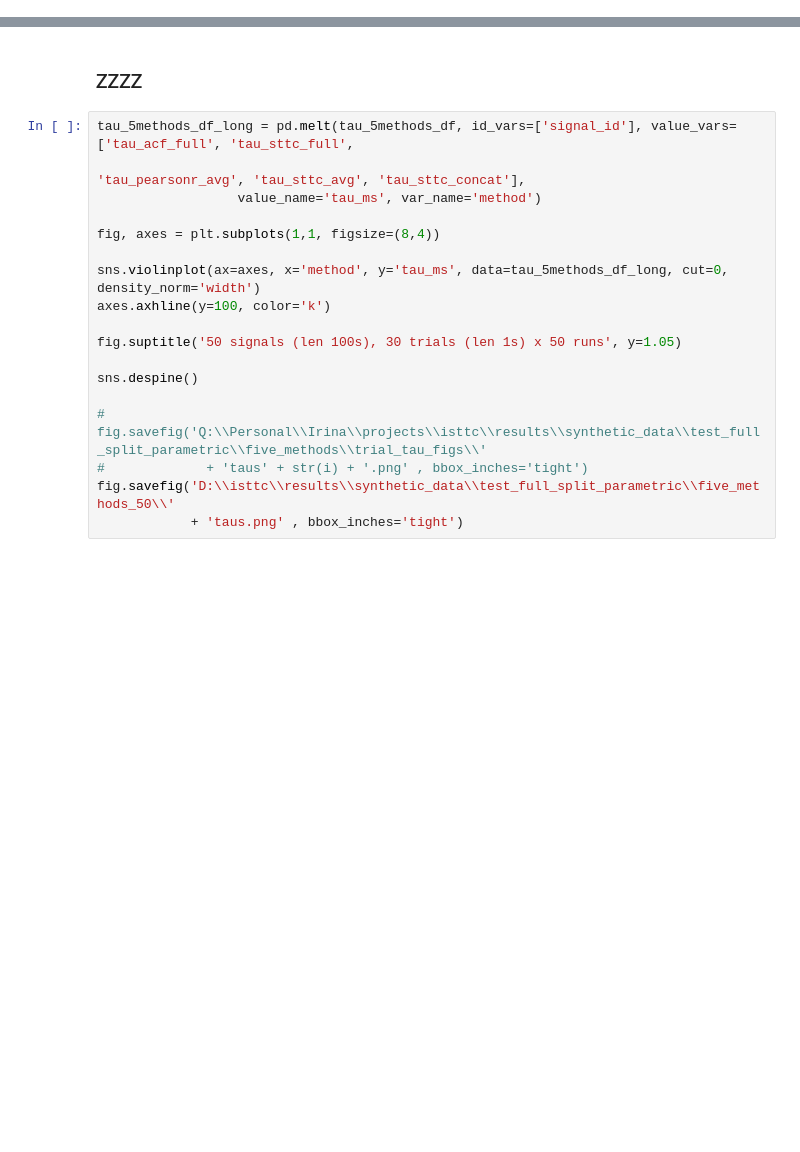
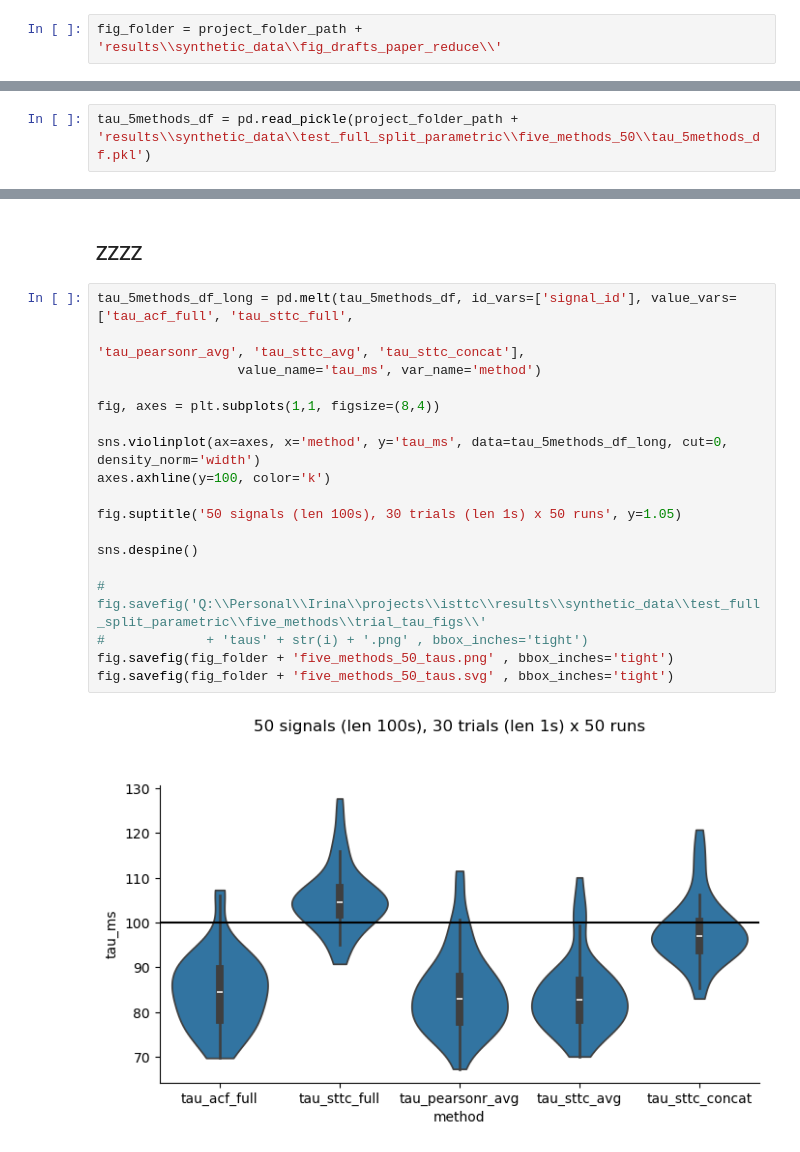
Before and after one commit to iinnpp/isttc, a Jupyter notebook: notebooks/synthetic/full_split_check_monkey_style.ipynb, the cells around one changed output, grey strips where cells are left out. Drawn from its saved outputs; the diff is of its cells as text; blank space fills up the shorter version.

```diff
--- a/notebooks/synthetic/full_split_check_monkey_style.ipynb
+++ b/notebooks/synthetic/full_split_check_monkey_style.ipynb
@@ -28,3 +38,5 @@ from calculate_acf import acf_sttc, acf_pearsonr_trial_avg, acf_sttc_trial_avg,
+# %%
+fig_folder = project_folder_path + 'results\\synthetic_data\\fig_drafts_paper_reduce\\'
 # %% [markdown]
 ### Load the data
 # %%
@@ -432,3 +444,5 @@ tau_5methods_diff_abs_df = pd.DataFrame(np.vstack((np.linspace(0,49, 50).astype(
                   columns=['signal_id', 'tau_acf_full', 'tau_sttc_full', 'tau_pearsonr_avg', 'tau_sttc_avg', 'tau_sttc_concat'])
 # %%
 tau_5methods_df.to_pickle('D:\\isttc\\results\\synthetic_data\\test_full_split_parametric\\five_methods_50\\tau_5methods_df.pkl')
+# %%
+tau_5methods_df = pd.read_pickle(project_folder_path + 'results\\synthetic_data\\test_full_split_parametric\\five_methods_50\\tau_5methods_df.pkl')
@@ -437,21 +473,23 @@ tau_5methods_df.to_pickle('D:\\isttc\\results\\synthetic_data\\test_full_split_p
 # %%
 tau_5methods_df_long = pd.melt(tau_5methods_df, id_vars=['signal_id'], value_vars=['tau_acf_full', 'tau_sttc_full',
                                                                                    'tau_pearsonr_avg', 'tau_sttc_avg', 'tau_sttc_concat'],
                   value_name='tau_ms', var_name='method')
 
 fig, axes = plt.subplots(1,1, figsize=(8,4))
 
 sns.violinplot(ax=axes, x='method', y='tau_ms', data=tau_5methods_df_long, cut=0,  density_norm='width')
 axes.axhline(y=100, color='k')
 
 fig.suptitle('50 signals (len 100s), 30 trials (len 1s) x 50 runs', y=1.05)
 
 sns.despine()
 
 # fig.savefig('Q:\\Personal\\Irina\\projects\\isttc\\results\\synthetic_data\\test_full_split_parametric\\five_methods\\trial_tau_figs\\'
 #             + 'taus' + str(i) + '.png' , bbox_inches='tight')
-fig.savefig('D:\\isttc\\results\\synthetic_data\\test_full_split_parametric\\five_methods_50\\'
-            + 'taus.png' , bbox_inches='tight')
+fig.savefig(fig_folder + 'five_methods_50_taus.png' , bbox_inches='tight')
+fig.savefig(fig_folder + 'five_methods_50_taus.svg' , bbox_inches='tight')
+# %% [output]
+[figure, added]
 # %%
 tau_5methods_diff_df_long = pd.melt(tau_5methods_diff_df, id_vars=['signal_id'], value_vars=['tau_acf_full', 'tau_sttc_full',
                                                                                    'tau_pearsonr_avg', 'tau_sttc_avg', 'tau_sttc_concat'],
```
Also changed, not shown: parts of 6 cells of this notebook, 5 other files.
